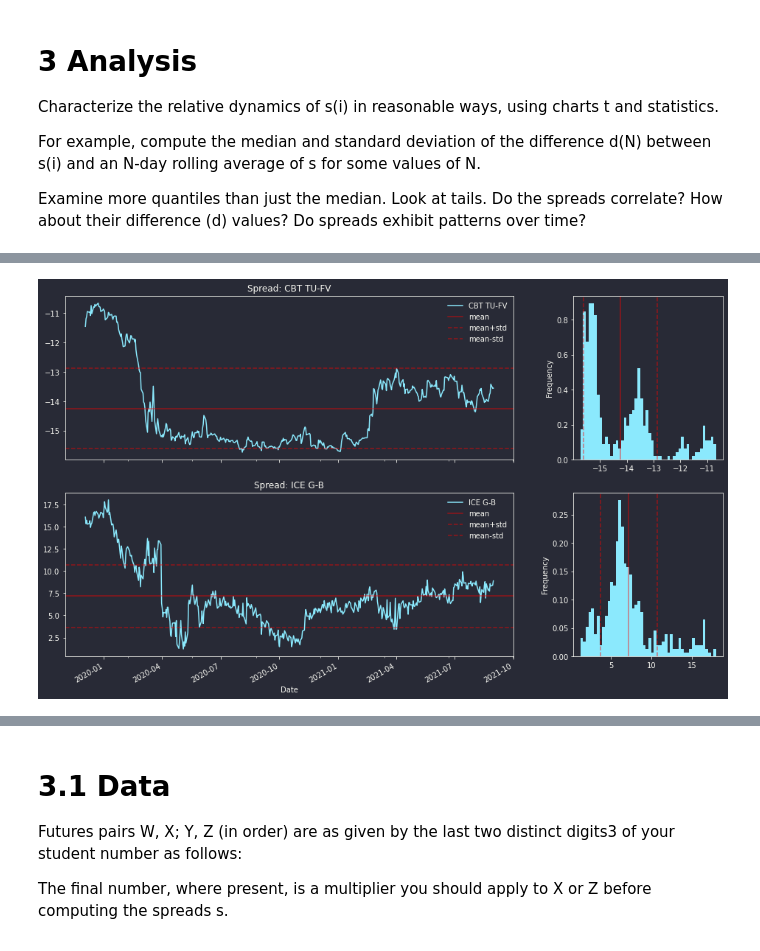
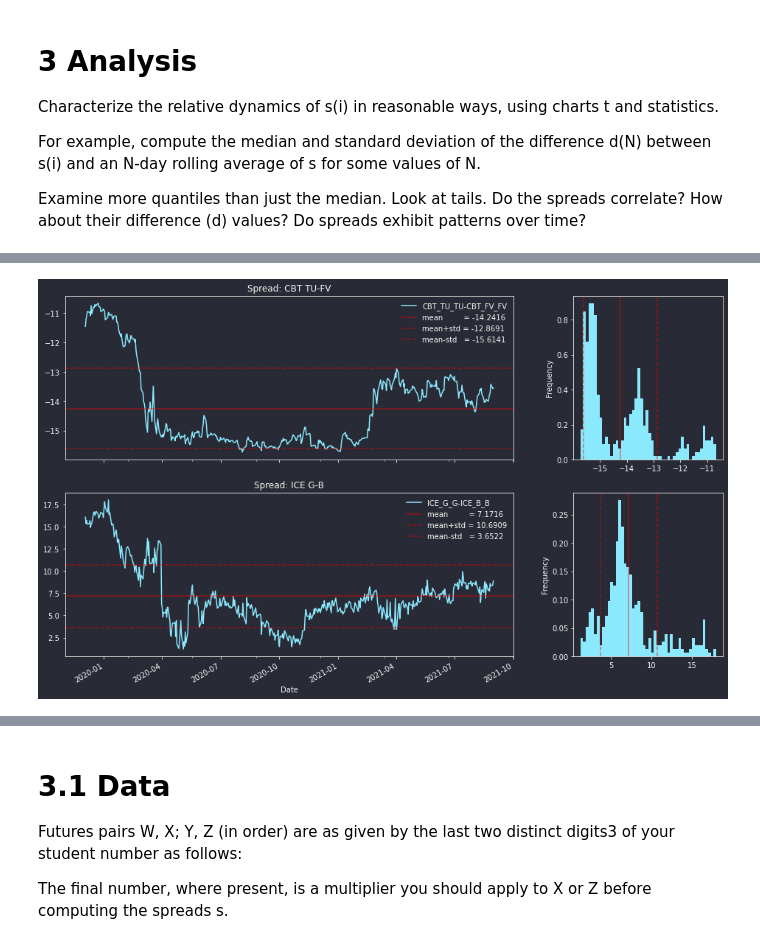
Before and after one commit to philipwlee/regquant, a Jupyter notebook: hw1_futures_spread/hw1_futures_spread_philip_lee_12129240.ipynb, the cells around one changed output, grey strips where cells are left out. Saved outputs shown, nothing was run; the diff lists cells and outputs as text; code cells hidden in the pictures.

Commit message:
progress on spread analysis

```diff
--- a/hw1_futures_spread/hw1_futures_spread_philip_lee_12129240.ipynb
+++ b/hw1_futures_spread/hw1_futures_spread_philip_lee_12129240.ipynb
@@ -30,6 +30,7 @@ import os, sys
 parent_path = os.path.abspath(os.path.join('..'))
 if parent_path not in sys.path:
     sys.path.append(parent_path)
-from common.config import API_KEY
+from common.config import QUANDL_API_KEY  # If you are not Philip, you don't have config
+                                          # unless you use your own API key
 
-quandl.ApiConfig.api_key = API_KEY
+quandl.ApiConfig.api_key = QUANDL_API_KEY # Replace with your API key if running.
@@ -126,10 +142,16 @@ plt.show()
 # %%
 def qtrly_to_cont(df, thresh=30):
-    expiries = df.swaplevel(0,1,axis=1)["DtT"].interpolate(method="linear", limit_area="inside")
-    prices   = df.swaplevel(0,1,axis=1)["Future"].fillna(method="ffill")
-    mins     = expiries[expiries>thresh].idxmin(axis=1)
-    ret      = (pd.get_dummies(mins)[expiries.columns] * prices).sum(axis=1)
-    #           ^ a DF with 1 if closest to exp        ^ elem mul  ^ quarterly prices
+    """Quarterly Expiry Futures to Continuous
+    df: pd.DataFrame of cleaned Quandl Data. "DtT"=date to termination; "Future"=futures price.
+    thresh: int denoting how many days until expiry to roll over to next expiry
+    """
+    # First make sure there are no NaN values in the time series. Use forward fill on NaN
+    expiries  = df.swaplevel(0,1,axis=1)["DtT"].interpolate(method="linear", limit_area="inside")
+    prices    = df.swaplevel(0,1,axis=1)["Future"].fillna(method="ffill")
+    mins      = expiries[expiries>thresh].idxmin(axis=1)
+    indicator = pd.get_dummies(mins)[expiries.columns] # a DF with 1 if closest to exp
+    ret       = (indicator * prices).sum(axis=1)
+    #                      ^ elem mul  ^ get quarterly prices
     return ret
 
 cont = []
@@ -155,9 +184,12 @@ owf_clean.loc[["2020-04-10", "2020-12-25", "2021-04-02"],:].swaplevel(1,2,1)["IC
 # %%
-s1 = cont_fut[ASSETS[1]] - cont_fut[ASSETS[0]]
-s2 = cont_fut[ASSETS[3]] - cont_fut[ASSETS[2]]
+spreads = pd.concat([cont_fut[ASSETS[i+1]] - cont_fut[ASSETS[i]] for i in range(0,len(ASSETS),2)],
+                    axis=1, keys = [f"{ASSETS[i+1]}-{ASSETS[i]}" for i in range(0,len(ASSETS),2)])
 
 display(pd.DataFrame(
-    {"Actual": [s1["2021-02-18"], s1["2021-02-19"], s2["2021-02-08"], s2["2021-02-09"]],
+    {"Actual": [spreads.loc["2021-02-18", "CBT_TU_TU-CBT_FV_FV"],
+                spreads.loc["2021-02-19", "CBT_TU_TU-CBT_FV_FV"],
+                spreads.loc["2021-02-08", "ICE_G_G-ICE_B_B"],
+                spreads.loc["2021-02-09", "ICE_G_G-ICE_B_B"]],
      "Expected": [-15.000000, -14.496875, 6.606510, 6.719866]}))
 # %% [output]
 |  | Actual | Expected |
@@ -177,5 +215,4 @@ Examine more quantiles than just the median. Look at tails. Do the spreads corre
 # %%
-spreads = pd.concat([s1, s2], axis=1, keys=["CBT TU-FV", "ICE G-B"])
 spreads.plot()
 plt.title(f"Spreads: {START_DATE}::{END_DATE}")
 plt.ylabel("Spread ($)")
@@ -185,25 +226,29 @@ plt.show()
 # %%
 def plot_ts_hist(ts, ax):
+    """Plot the time-series and show a histogram.
+    ts: pd.Series or pd.DataFrame with 1 column
+    ax: plt axis of length 2
+    """
     ts.plot(ax=ax[0])
     tsm = ts.mean()
     tss = ts.std()
-    ax[0].axhline(tsm    , c='r', alpha=0.5, label="mean")
-    ax[0].axhline(tsm+tss, c='r', alpha=0.5, linestyle="--", label="mean+std")
-    ax[0].axhline(tsm-tss, c='r', alpha=0.5, linestyle="--", label="mean-std")
+    ax[0].axhline(tsm    , c='r', alpha=0.5, label=f"mean         = {tsm:.4f}")
+    ax[0].axhline(tsm+tss, c='r', alpha=0.5, label=f"mean+std = {tsm+tss:.4f}", linestyle="--")
+    ax[0].axhline(tsm-tss, c='r', alpha=0.5, label=f"mean-std   = {tsm-tss:.4f}", linestyle="--")
     ax[0].legend()
     ts.plot.hist(bins=50, ax=ax[1], density=True)
     ax[1].axvline(tsm    , c='r', alpha=0.5)
     ax[1].axvline(tsm+tss, c='r', alpha=0.5, linestyle="--")
     ax[1].axvline(tsm-tss, c='r', alpha=0.5, linestyle="--")
 
 fig, axs = plt.subplots(2,2, gridspec_kw={"width_ratios":[3,1]})
 axs[1,0].sharex(axs[0,0])
 
-plot_ts_hist(spreads["CBT TU-FV"], axs[0])
+plot_ts_hist(spreads["CBT_TU_TU-CBT_FV_FV"], axs[0])
 axs[0,0].set_title(f"Spread: CBT TU-FV")
-plot_ts_hist(spreads["ICE G-B"], axs[1])
+plot_ts_hist(spreads["ICE_G_G-ICE_B_B"], axs[1])
 axs[1,0].set_title(f"Spread: ICE G-B")
 
 plt.show()
 # %% [output]
-[figure, old version]
+[figure, new version]
```
Also changed, not shown: parts of 18 cells of this notebook.
